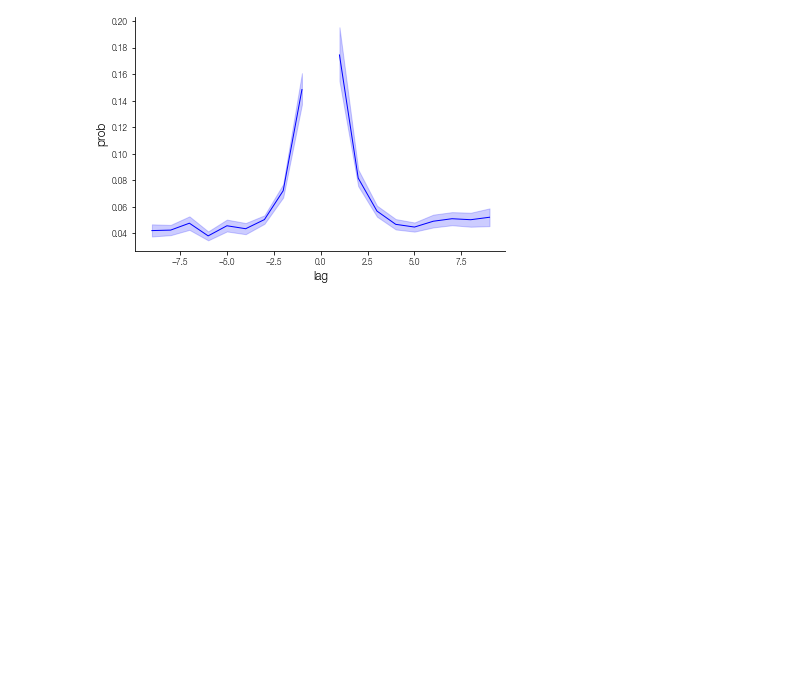
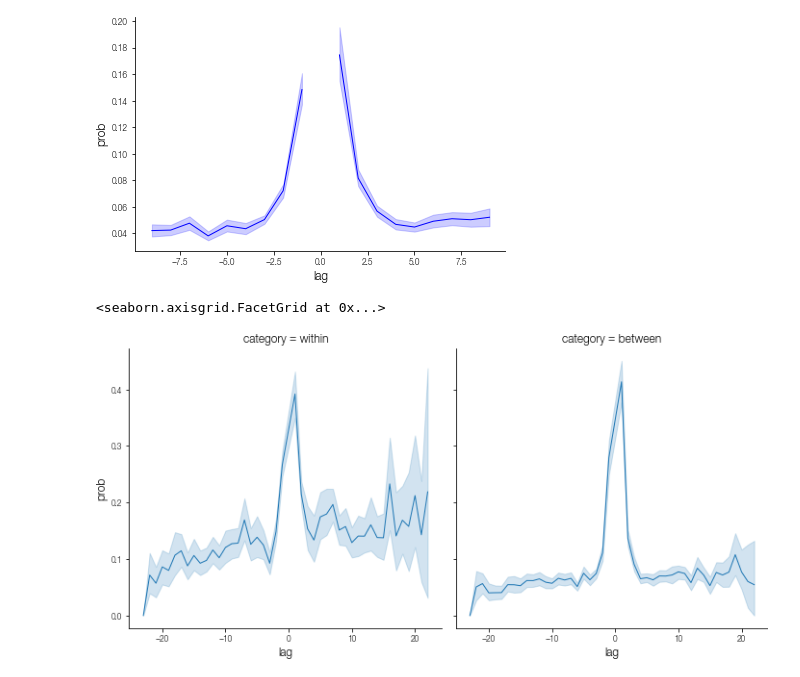
Before and after one commit to mortonne/psifr, a Jupyter notebook: jupyter/demo_clustering.ipynb, the cells around one changed output. Cells and saved outputs as stored; diff of their text form; code cells hidden in the pictures; blank space fills up the shorter version.

Commit message:
test of category crp analysis

```diff
--- a/jupyter/demo_clustering.ipynb
+++ b/jupyter/demo_clustering.ipynb
@@ -26,3 +26,16 @@ sns.lineplot(x='lag', y='prob', data=crp.query('-10 < lag < 0'), color='b');
 sns.lineplot(x='lag', y='prob', data=crp.query('10 > lag > 0'), color='b');
 # %% [output]
 [figure]
+# %%
+importlib.reload(fr)
+mixed = data.loc[data['list_type'] == 'mixed']
+within_crp = fr.lag_crp(mixed, category_key='category', category_filter='within')
+between_crp = fr.lag_crp(mixed, category_key='category', category_filter='between')
+# %%
+crps = pd.concat((within_crp, between_crp), keys=['within', 'between'],
+                 axis=0)
+crps = crps.reset_index(level=0).rename(columns={'level_0': 'category'})
+sns.relplot(kind='line', x='lag', y='prob', col='category', data=crps)
+# %% [output]
+<seaborn.axisgrid.FacetGrid at 0x...>
+[figure, added]
```
Also changed, not shown: parts of 1 cell of this notebook.
